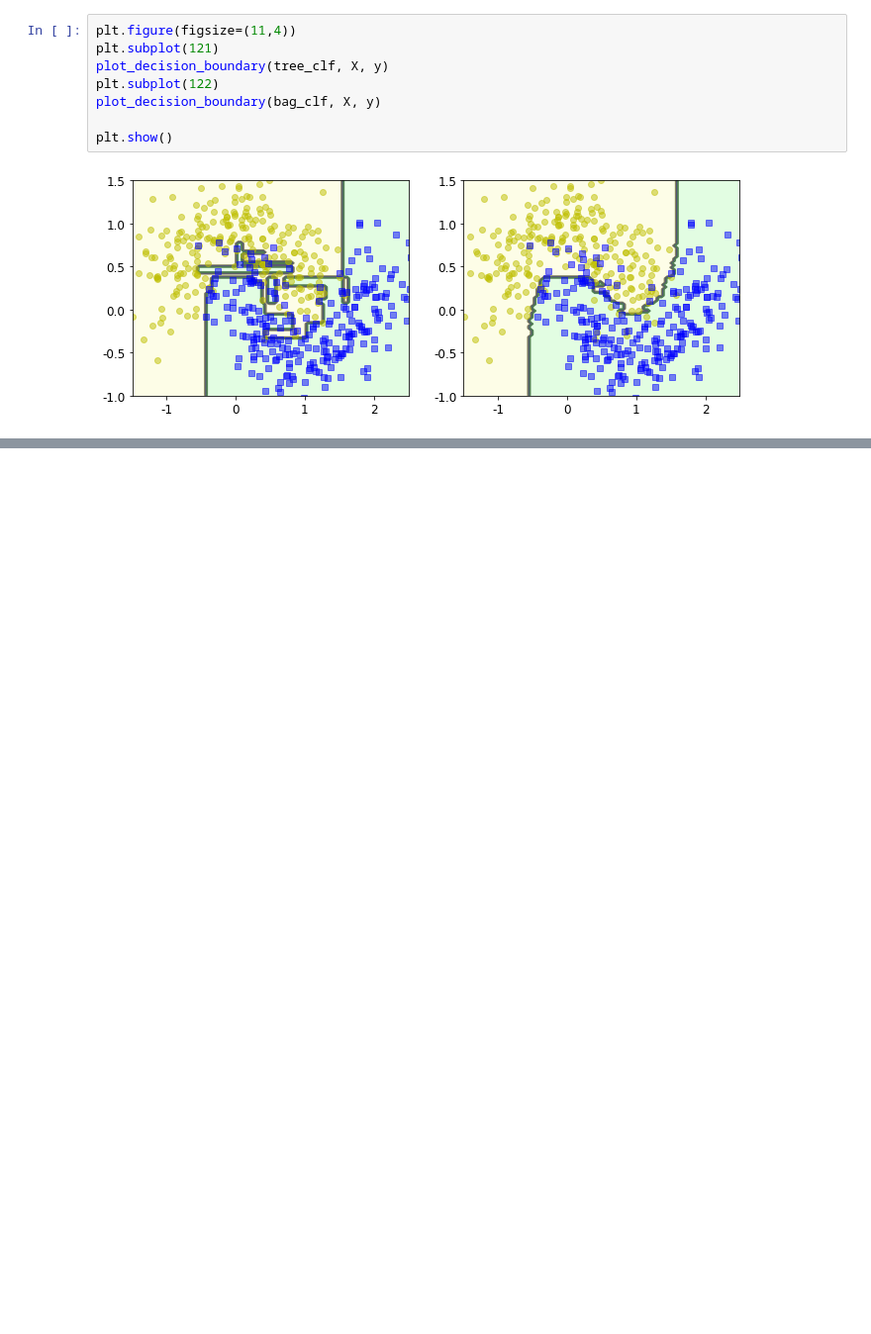
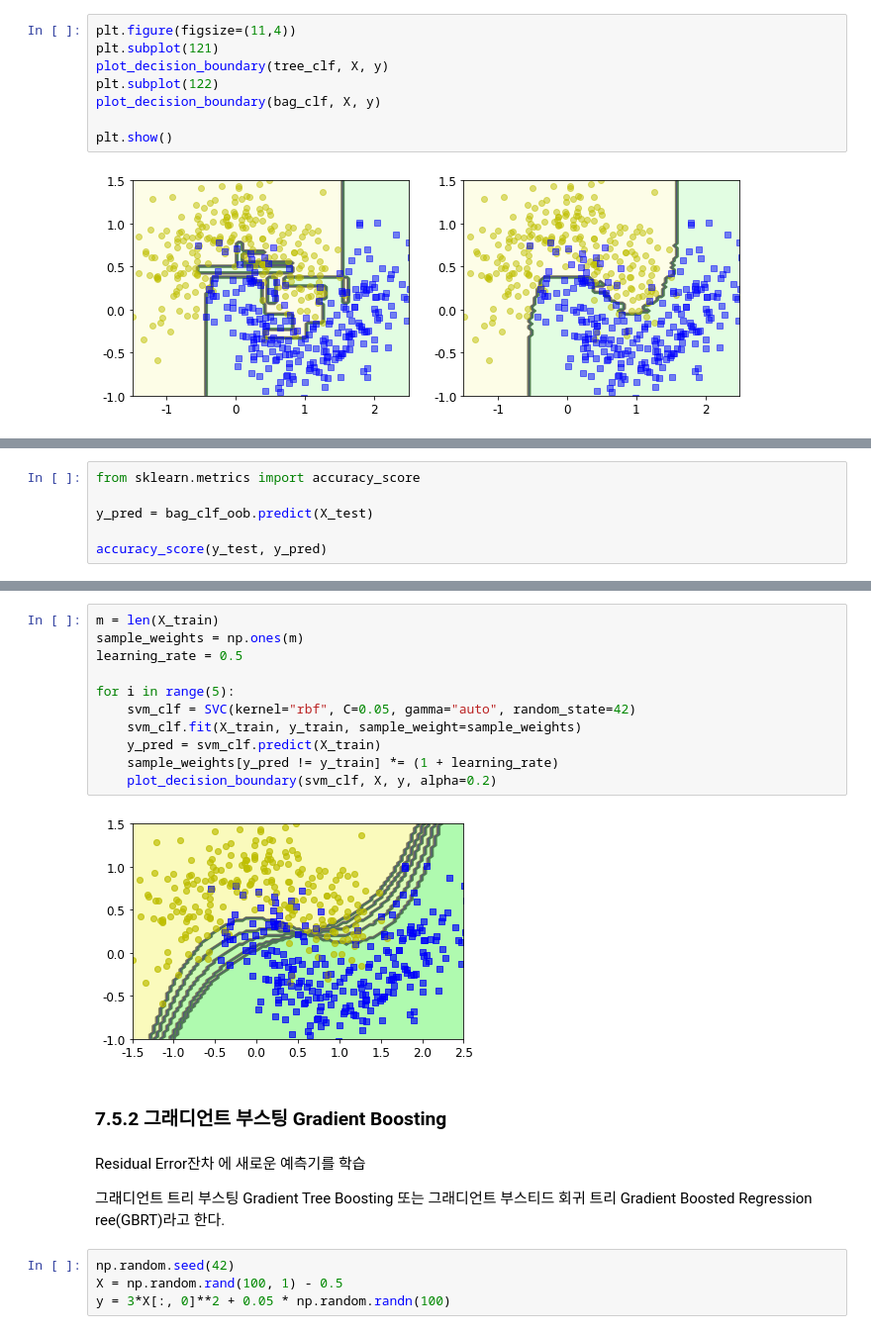
Before and after one commit to feud72/hands_on_ml, a Jupyter notebook: Chapter 7 앙상블 학습과 랜덤 포레스트.ipynb, the cells around one changed output, grey strips where cells are left out. Shown at 99% size. Saved outputs shown, nothing was run; the diff lists cells and outputs as text; blank space fills up the shorter version.

```diff
--- a/Chapter 7 앙상블 학습과 랜덤 포레스트.ipynb
+++ b/Chapter 7 앙상블 학습과 랜덤 포레스트.ipynb
@@ -165,0 +196,6 @@ plt.show()
+# %%
+from sklearn.metrics import accuracy_score
+
+y_pred = bag_clf_oob.predict(X_test)
+
+accuracy_score(y_test, y_pred)
@@ -165,0 +288,23 @@ plt.show()
+# %%
+m = len(X_train)
+sample_weights = np.ones(m)
+learning_rate = 0.5
+
+for i in range(5):
+    svm_clf = SVC(kernel="rbf", C=0.05, gamma="auto", random_state=42)
+    svm_clf.fit(X_train, y_train, sample_weight=sample_weights)
+    y_pred = svm_clf.predict(X_train)
+    sample_weights[y_pred != y_train] *= (1 + learning_rate)
+    plot_decision_boundary(svm_clf, X, y, alpha=0.2)
+# %% [output]
+[figure, added]
+# %% [markdown]
+### 7.5.2 그래디언트 부스팅 Gradient Boosting
+# %% [markdown]
+Residual Error잔차 에 새로운 예측기를 학습
+
+그래디언트 트리 부스팅 Gradient Tree Boosting 또는 그래디언트 부스티드 회귀 트리 Gradient Boosted Regression ree(GBRT)라고 한다.
+# %%
+np.random.seed(42)
+X = np.random.rand(100, 1) - 0.5
+y = 3*X[:, 0]**2 + 0.05 * np.random.randn(100)
```
Also changed, not shown: parts of 29 cells of this notebook, 2 other files.
